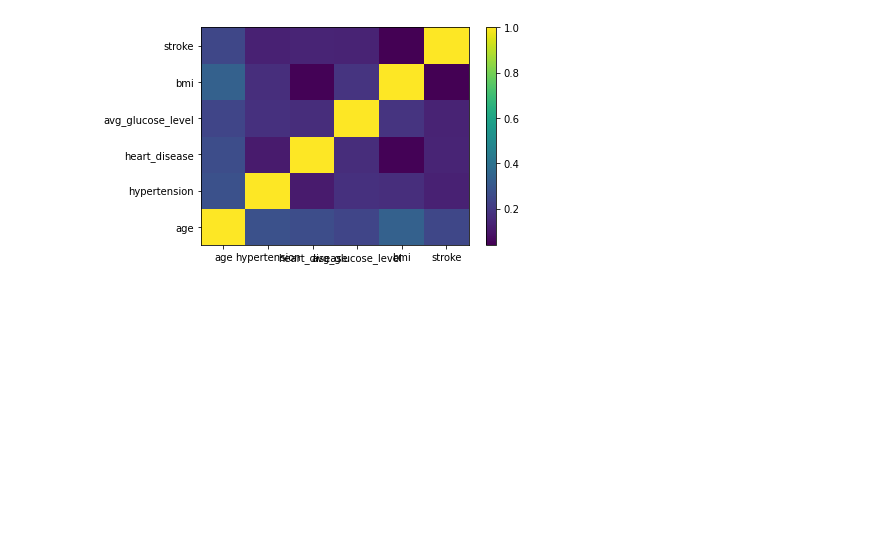
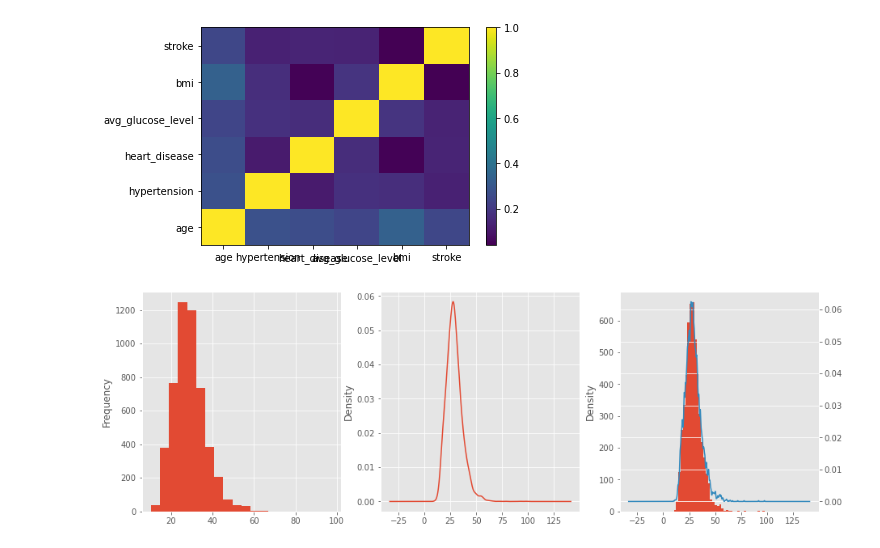
Before and after one commit to lukedemaio/MLLab01, a Jupyter notebook: Stroke Data Visualization.ipynb, the cells around one changed output. Cells and saved outputs as stored; diff of their text form; code cells hidden in the pictures; blank space fills up the shorter version.

```diff
--- a/Stroke Data Visualization.ipynb
+++ b/Stroke Data Visualization.ipynb
@@ -234,3 +234,27 @@ plt.colorbar()
 plt.show()
 # %% [output]
 [figure]
+# %%
+#Visualization Techniques: Histogram & Kernel Density
+warnings.simplefilter('ignore', DeprecationWarning)
+%matplotlib inline
+
+plt.style.use('ggplot')
+
+fig = plt.figure(figsize=(15,5))
+
+#histogram of the BMI
+plt.subplot(1,3,1)
+df_imputed.bmi.plot.hist(bins=20)
+
+#KDE of the BMI
+plt.subplot(1,3,2)
+df_imputed.bmi.plot.kde(bw_method=0.2)
+
+#Overlapping the Histogram and KDE
+plt.subplot(1,3,3)
+df_imputed.bmi.plot.hist(bins=40)
+df_imputed.bmi.plot.kde(bw_method=0.04, secondary_y=True)
+plt.show()
+# %% [output]
+[figure, added]
```
Also changed, not shown: parts of 10 cells of this notebook.
